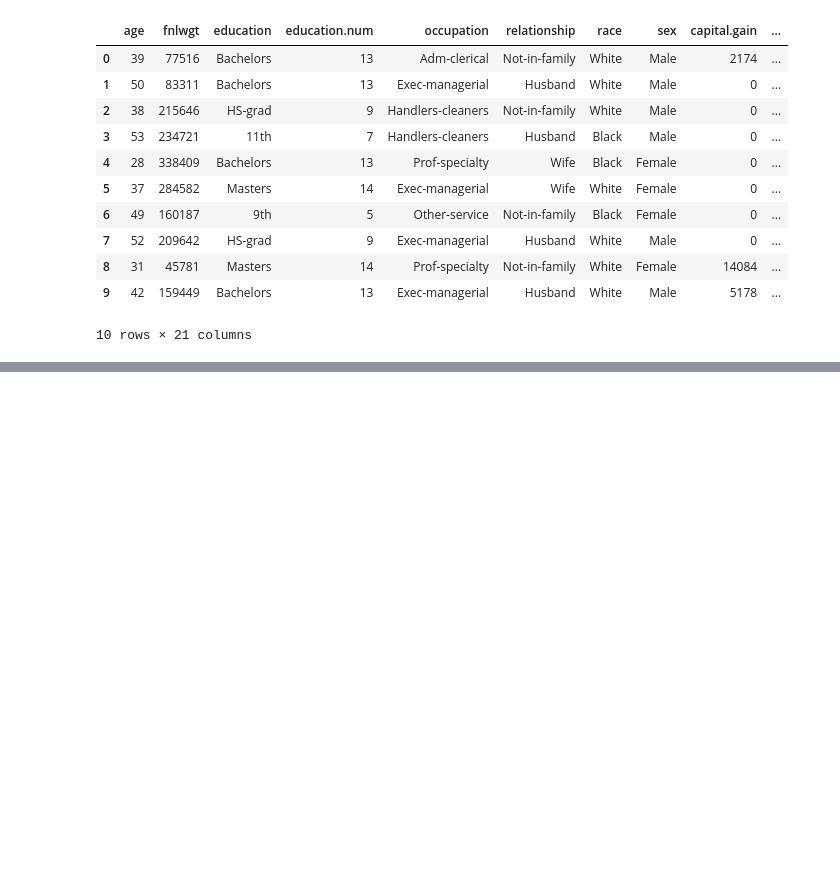
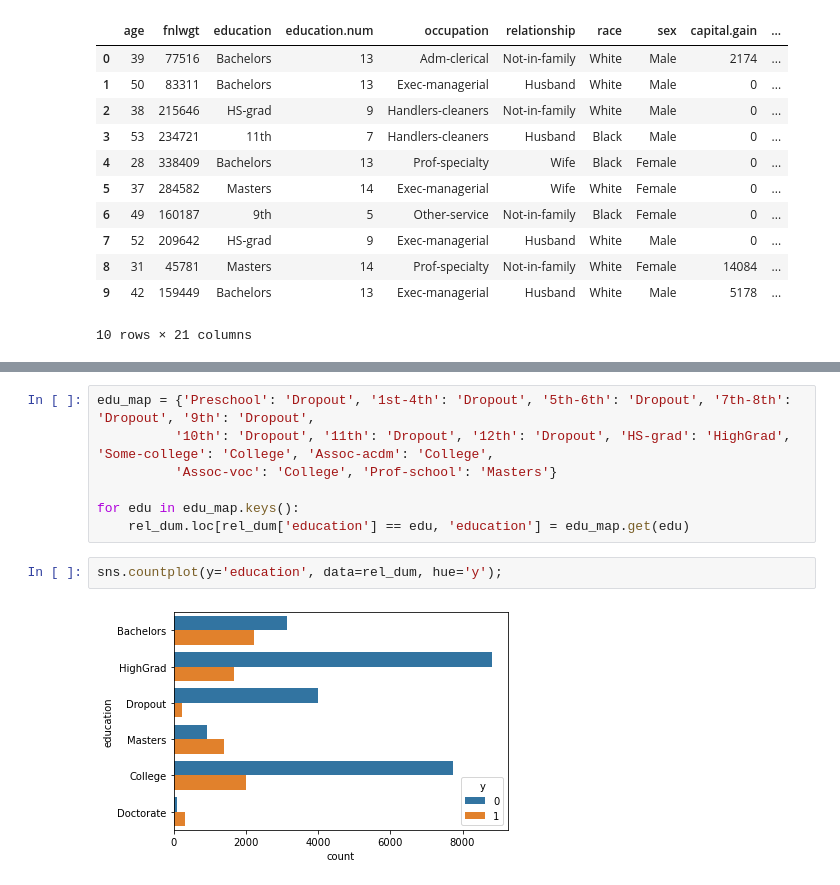
Before and after one commit to debhere/Practice, a Jupyter notebook: Income Prediction/Income Prediction - Census Data.ipynb, the cells around one changed output, grey strips where cells are left out. Saved outputs shown, nothing was run; the diff lists cells and outputs as text; blank space fills up the shorter version.

```diff
--- a/Income Prediction/Income Prediction - Census Data.ipynb
+++ b/Income Prediction/Income Prediction - Census Data.ipynb
@@ -340,0 +372,11 @@ Name: occupation, dtype: int64
+# %%
+edu_map = {'Preschool': 'Dropout', '1st-4th': 'Dropout', '5th-6th': 'Dropout', '7th-8th': 'Dropout', '9th': 'Dropout',
+          '10th': 'Dropout', '11th': 'Dropout', '12th': 'Dropout', 'HS-grad': 'HighGrad', 'Some-college': 'College', 'Assoc-acdm': 'College',
+          'Assoc-voc': 'College', 'Prof-school': 'Masters'}
+
+for edu in edu_map.keys():
+    rel_dum.loc[rel_dum['education'] == edu, 'education'] = edu_map.get(edu)
+# %%
+sns.countplot(y='education', data=rel_dum, hue='y');
+# %% [output]
+[figure, added]
```
Also changed, not shown: parts of 42 cells of this notebook.
